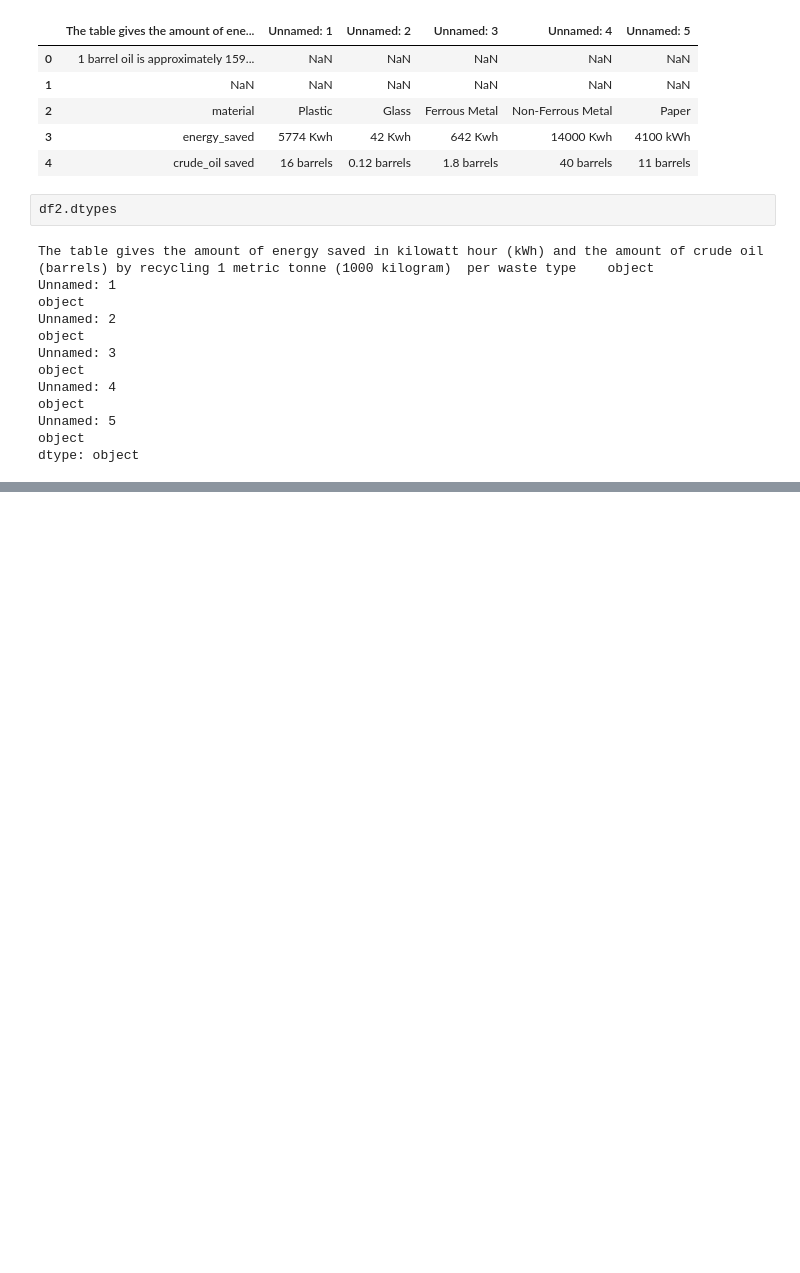
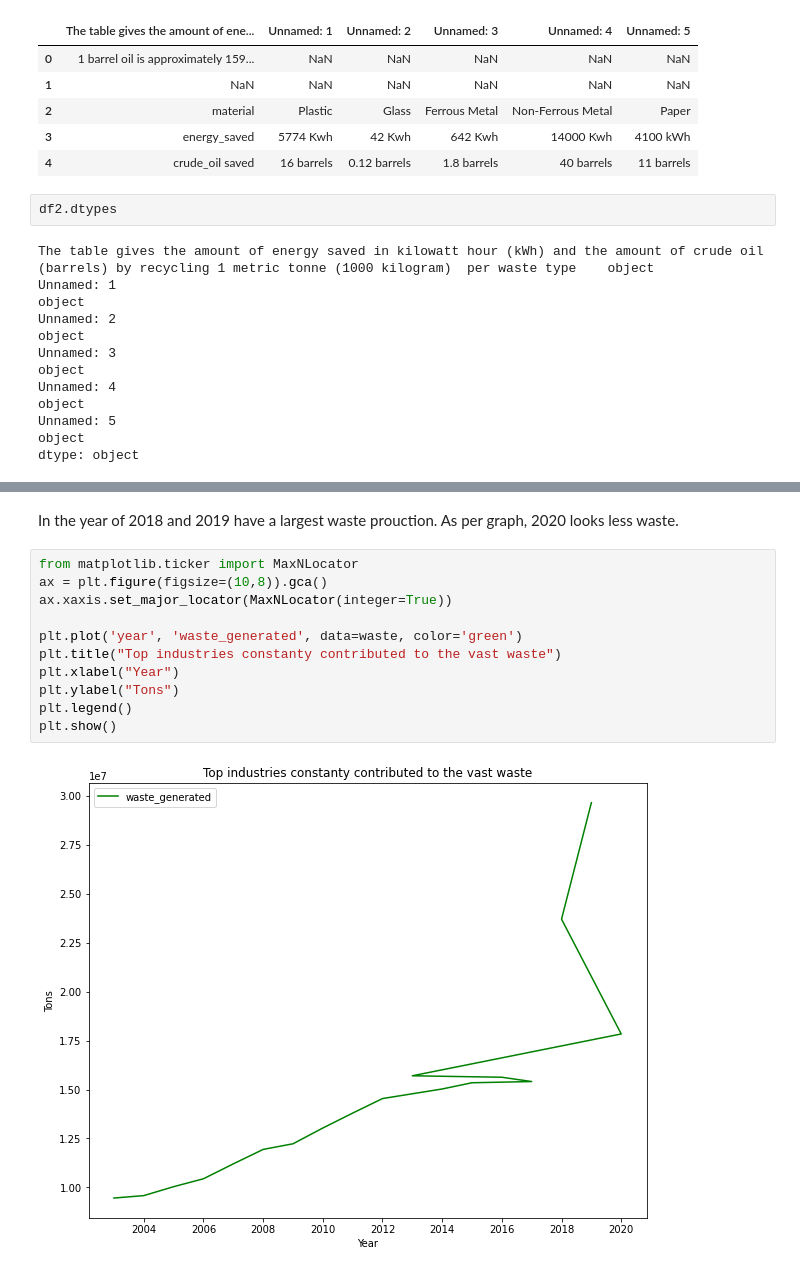
Before and after one commit to ashpou1/data-processing-4313, a Jupyter notebook: Recreating masters.ipynb, the cells around one changed output, grey strips where cells are left out. Cells and saved outputs as stored; diff of their text form; blank space fills up the shorter version.

```diff
--- a/Recreating masters.ipynb
+++ b/Recreating masters.ipynb
@@ -268,0 +318,15 @@ dtype: object
+# %% [markdown]
+In the year of 2018 and 2019 have a largest waste prouction. As per graph, 2020 looks less waste.
+# %%
+from matplotlib.ticker import MaxNLocator
+ax = plt.figure(figsize=(10,8)).gca()
+ax.xaxis.set_major_locator(MaxNLocator(integer=True))
+
+plt.plot('year', 'waste_generated', data=waste, color='green')
+plt.title("Top industries constanty contributed to the vast waste")
+plt.xlabel("Year")
+plt.ylabel("Tons")
+plt.legend()
+plt.show()
+# %% [output]
+[figure, added]
```
Also changed, not shown: parts of 21 cells of this notebook.
